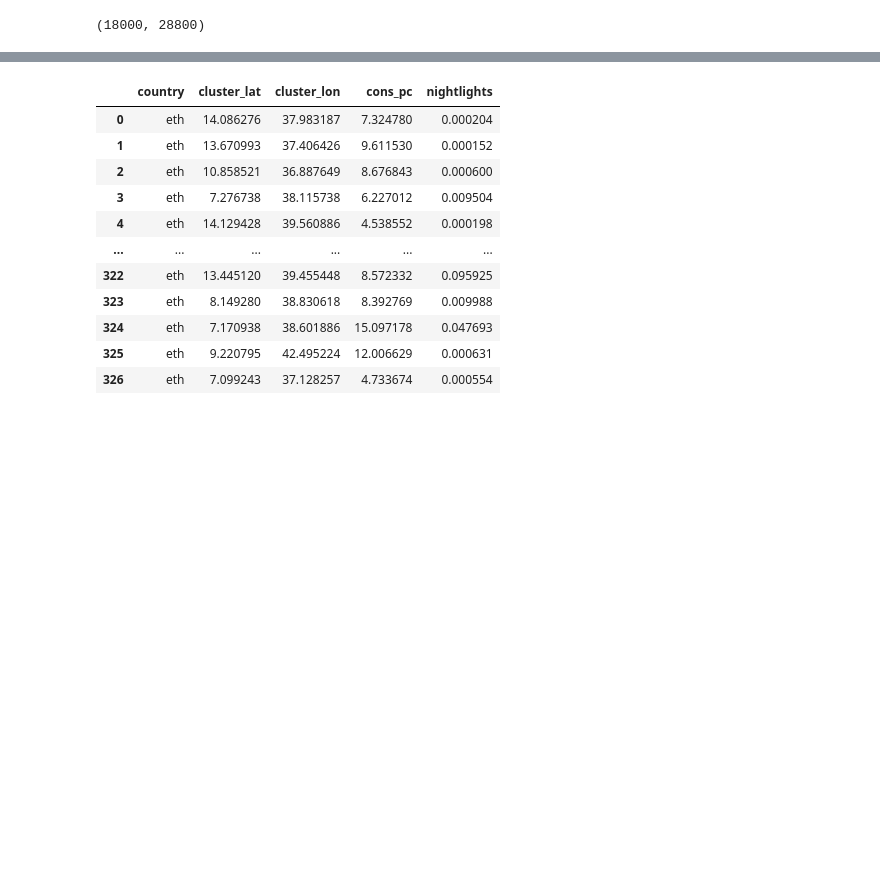
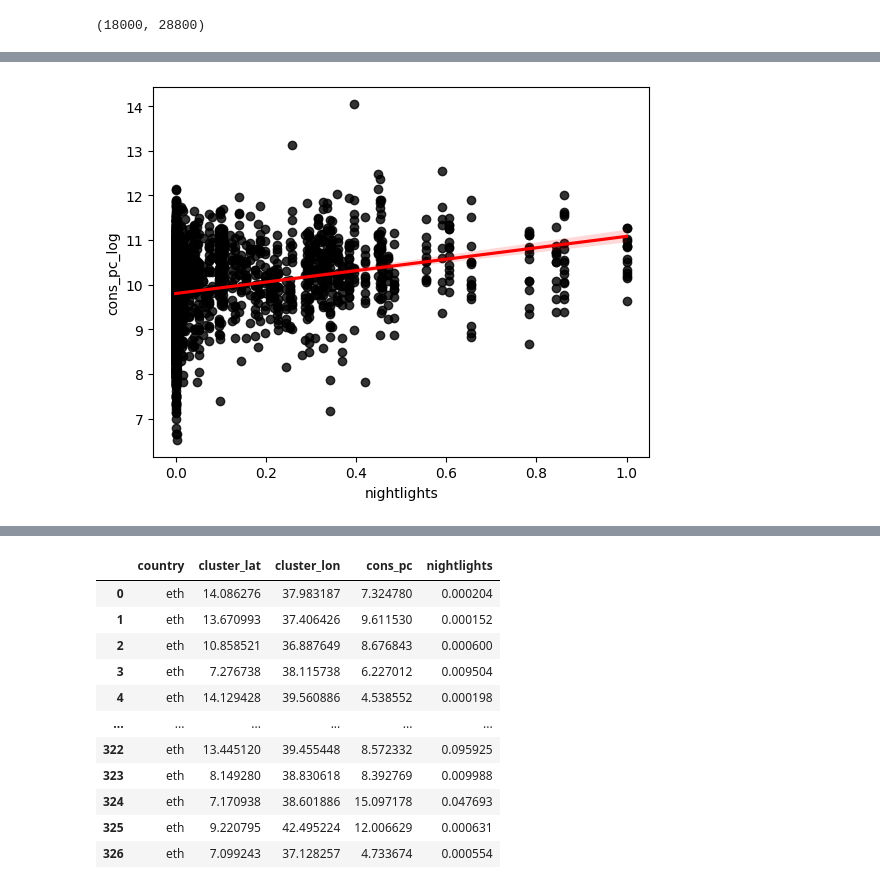
Before and after one commit to ladis-jil/Predicting-Economic-Activity-Satelite-Imagery, a Jupyter notebook: ML_model.ipynb, the cells around one changed output, grey strips where cells are left out. Drawn from its saved outputs; the diff is of its cells as text; code cells hidden in the pictures; blank space fills up the shorter version.

```diff
--- a/ML_model.ipynb
+++ b/ML_model.ipynb
@@ -156,0 +226,5 @@ dtype: object
+# %%
+m_df.reset_index(inplace=True)
+# %%
+m_df.drop(columns='index',inplace=True)
+m_df
@@ -156,0 +257,4 @@ dtype: object
+# %%
+sns.regplot(m_df,x=X,y=m_df['cons_pc_log'],scatter_kws={"color": "black"}, line_kws={"color": "red"});
+# %% [output]
+[figure, added]
```
Also changed, not shown: parts of 37 cells of this notebook, 5 other files.
